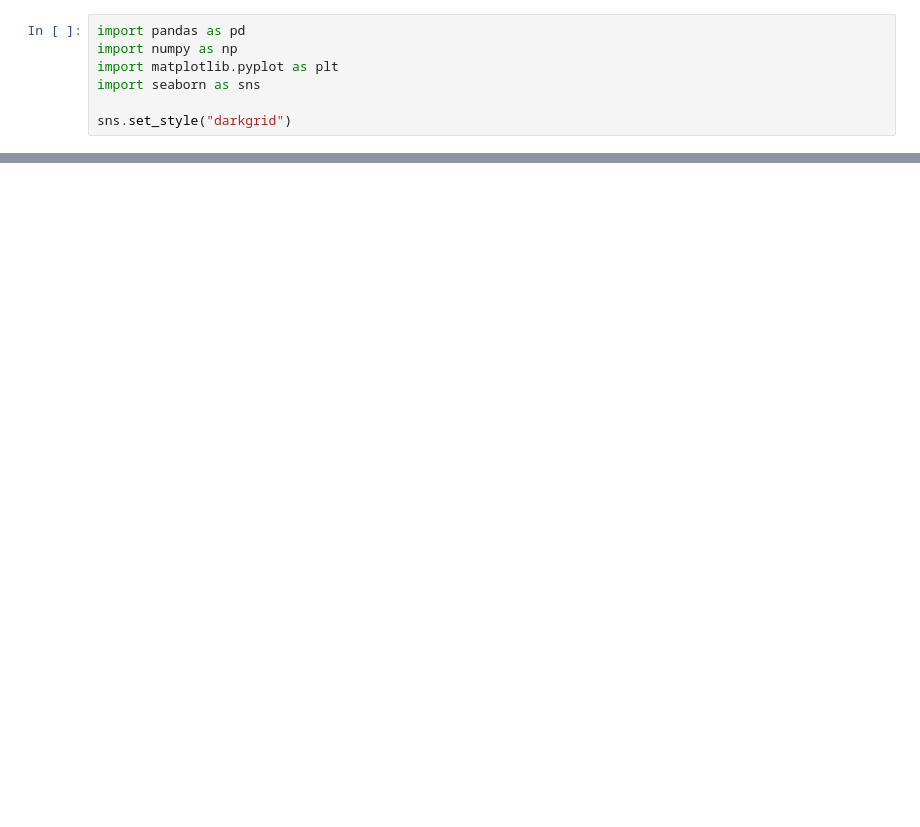
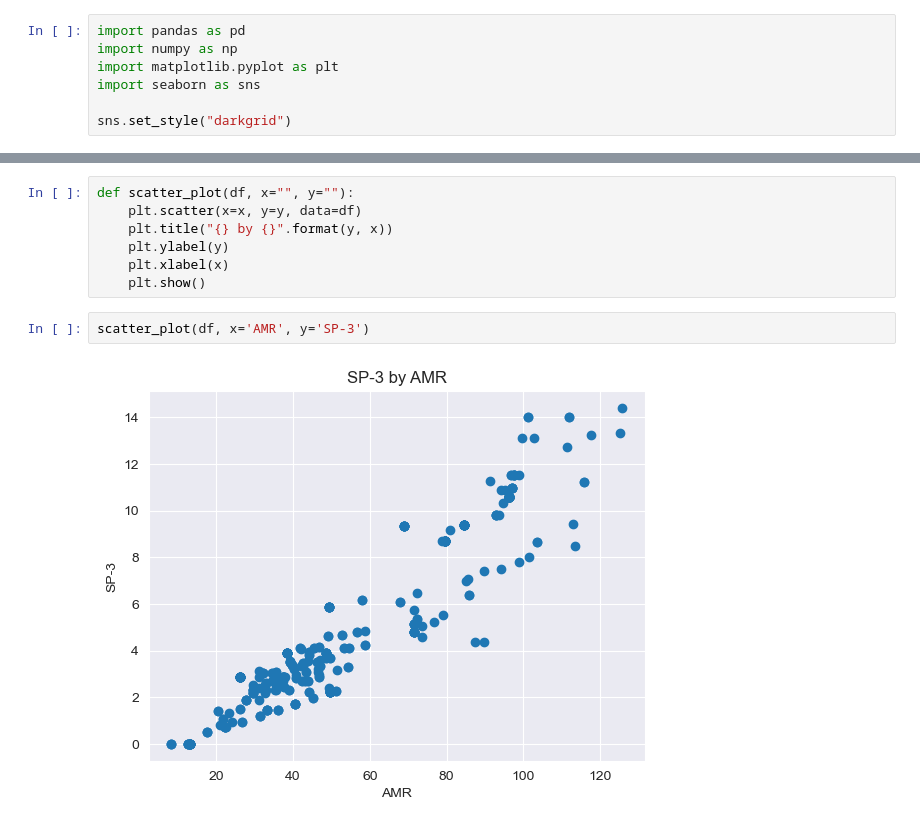
Before and after one commit to AhmadHammad21/Skin-Permeation, a Jupyter notebook: notebooks/trials/Descriptive Analysis.ipynb, the cells around one changed output, grey strips where cells are left out. Cells and saved outputs as stored; diff of their text form; blank space fills up the shorter version.

```diff
--- a/notebooks/trials/Descriptive Analysis.ipynb
+++ b/notebooks/trials/Descriptive Analysis.ipynb
@@ -34,0 +129,11 @@ dtype: float64
+# %%
+def scatter_plot(df, x="", y=""):
+    plt.scatter(x=x, y=y, data=df)
+    plt.title("{} by {}".format(y, x))
+    plt.ylabel(y)
+    plt.xlabel(x)
+    plt.show()
+# %%
+scatter_plot(df, x='AMR', y='SP-3')
+# %% [output]
+[figure, added]
```
Also changed, not shown: parts of 21 cells of this notebook, 11 other files.
